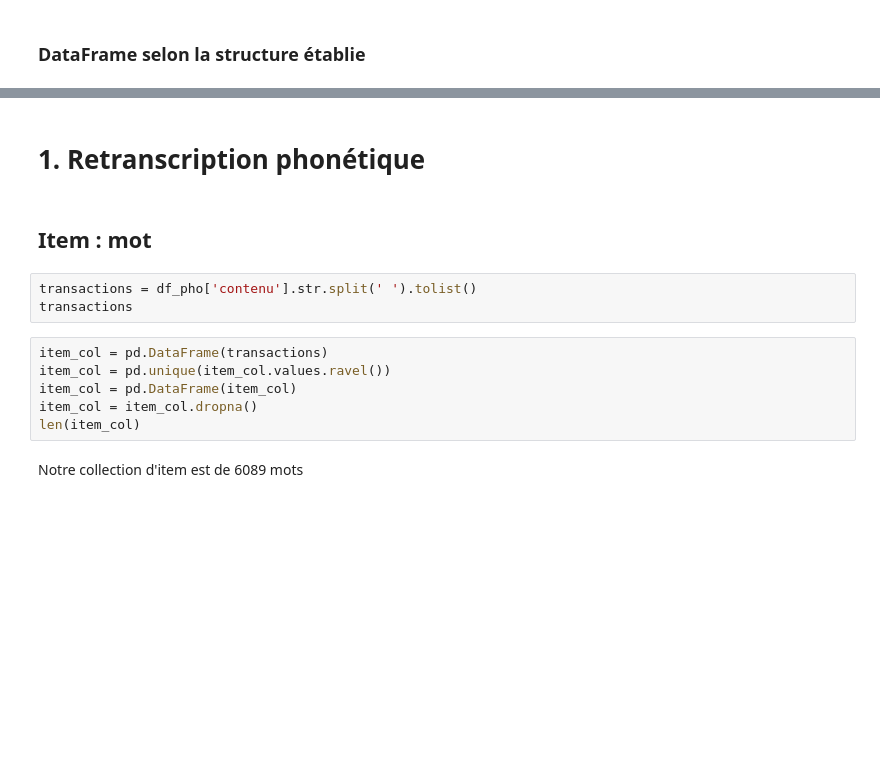
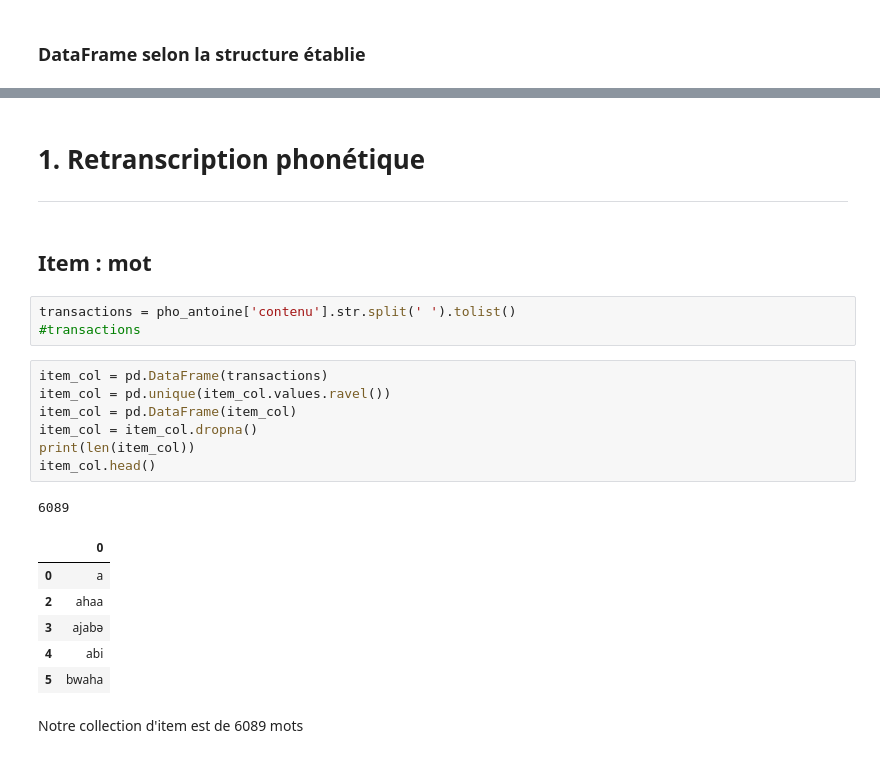
Before and after one commit to Marine27/TER, a Jupyter notebook: PatternMining/pattern_mining_antoine.ipynb, the cells around one changed output, grey strips where cells are left out. Cells and saved outputs as stored; diff of their text form; blank space fills up the shorter version.

```diff
--- a/PatternMining/pattern_mining_antoine.ipynb
+++ b/PatternMining/pattern_mining_antoine.ipynb
@@ -219,16 +130,26 @@ for seq in freq_seqs:
 # %% [markdown]
 # 1. Retranscription phonétique
+---
 # %% [markdown]
 ## Item : mot
 # %%
-transactions = df_pho['contenu'].str.split(' ').tolist()
-transactions
+transactions = pho_antoine['contenu'].str.split(' ').tolist()
+#transactions
 # %%
 item_col = pd.DataFrame(transactions)
 item_col = pd.unique(item_col.values.ravel())
 item_col = pd.DataFrame(item_col)
 item_col = item_col.dropna()
-len(item_col)
+print(len(item_col))
+item_col.head()
+# %% [output]
+6089
+|  | 0 |
+| 0 | a |
+| 2 | ahaa |
+| 3 | ajabə |
+| 4 | abi |
+| 5 | bwaha |
 # %% [markdown]
 Notre collection d'item est de 6089 mots
 # %% [markdown]
```
Also changed, not shown: parts of 60 cells of this notebook.
